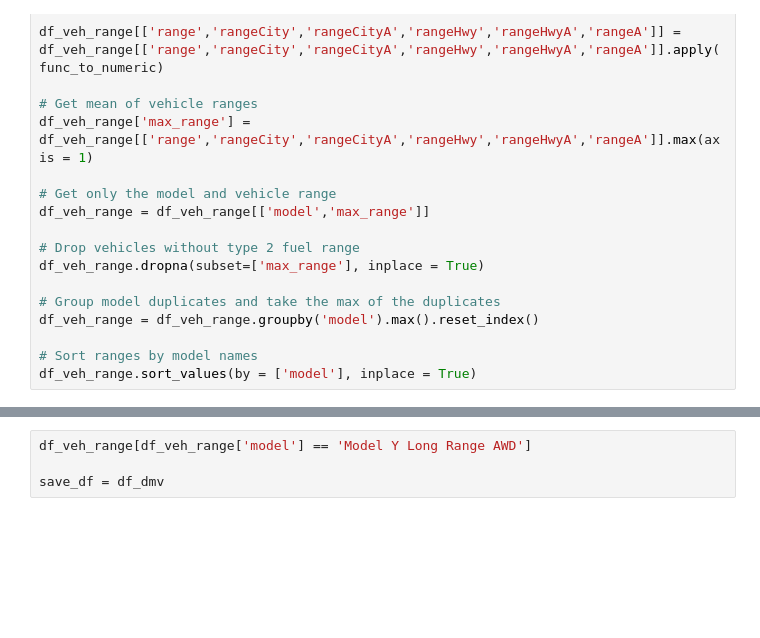
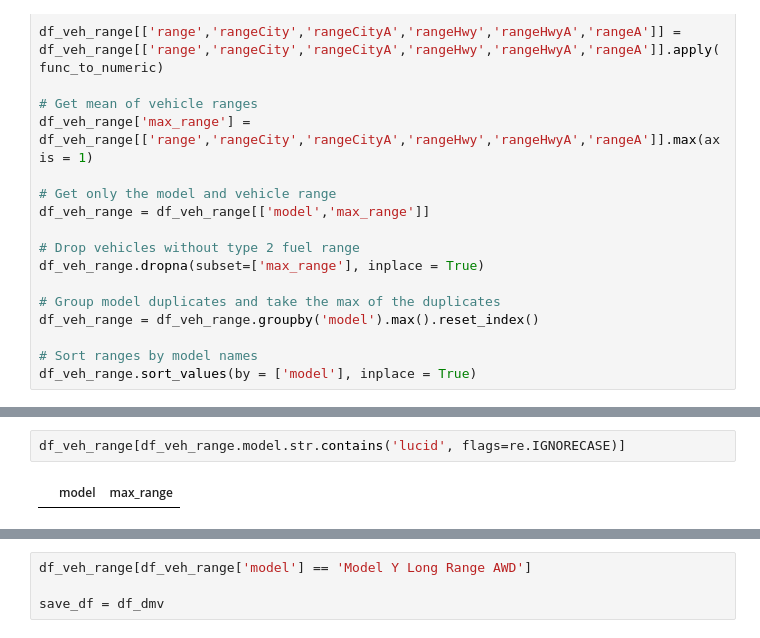
Before and after one commit to ct-spec-res/ev-load-forecast-nyc, a Jupyter notebook: src/vehicle-characteristics/nys-dmv.ipynb, the cells around one changed output, grey strips where cells are left out. Saved outputs shown, nothing was run; the diff lists cells and outputs as text; blank space fills up the shorter version.

```diff
--- a/src/vehicle-characteristics/nys-dmv.ipynb
+++ b/src/vehicle-characteristics/nys-dmv.ipynb
@@ -147,0 +227,4 @@ df_veh_range.sort_values(by = ['model'], inplace = True)
+# %%
+df_veh_range[df_veh_range.model.str.contains('lucid', flags=re.IGNORECASE)]
+# %% [output]
+|  | model | max_range |
```
Also changed, not shown: parts of 19 cells of this notebook.
